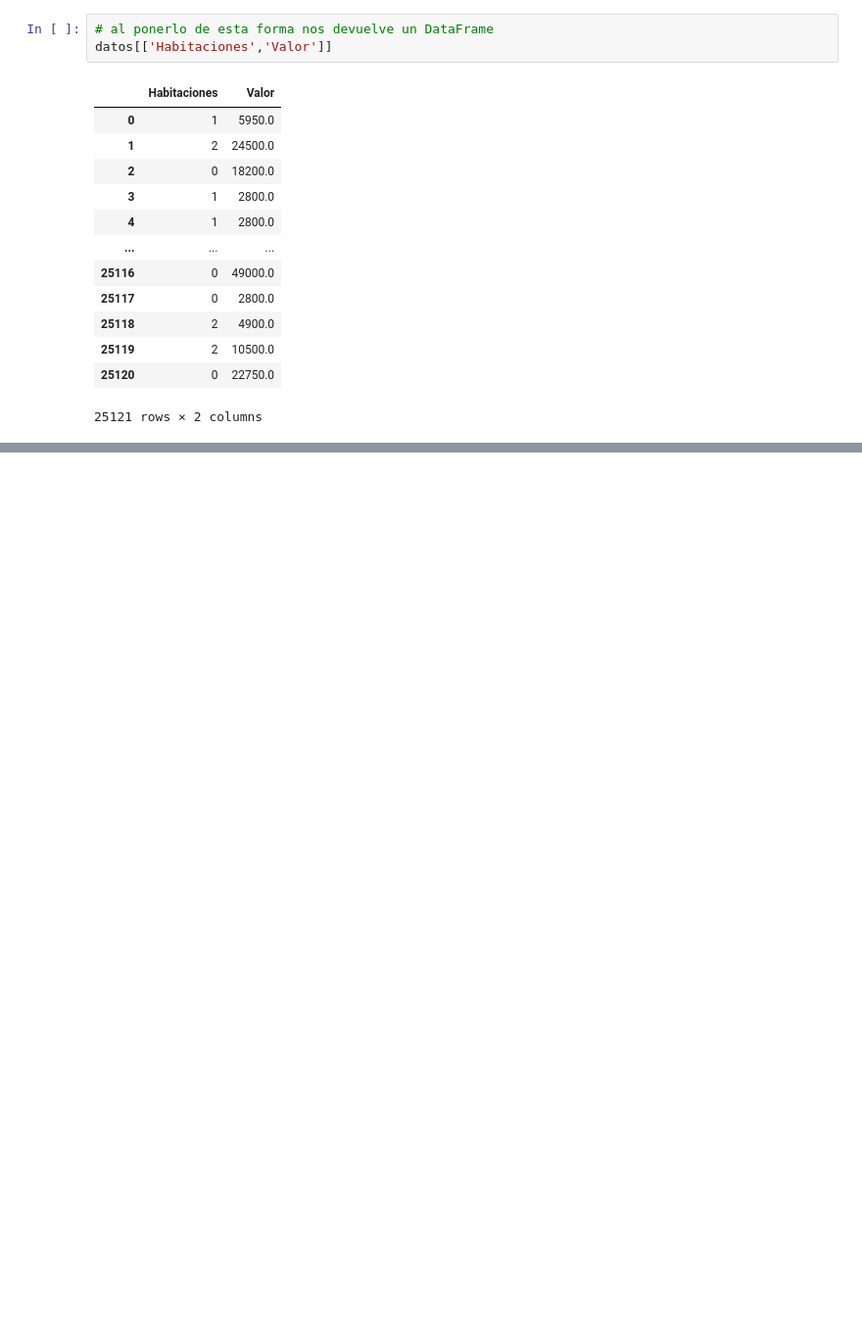
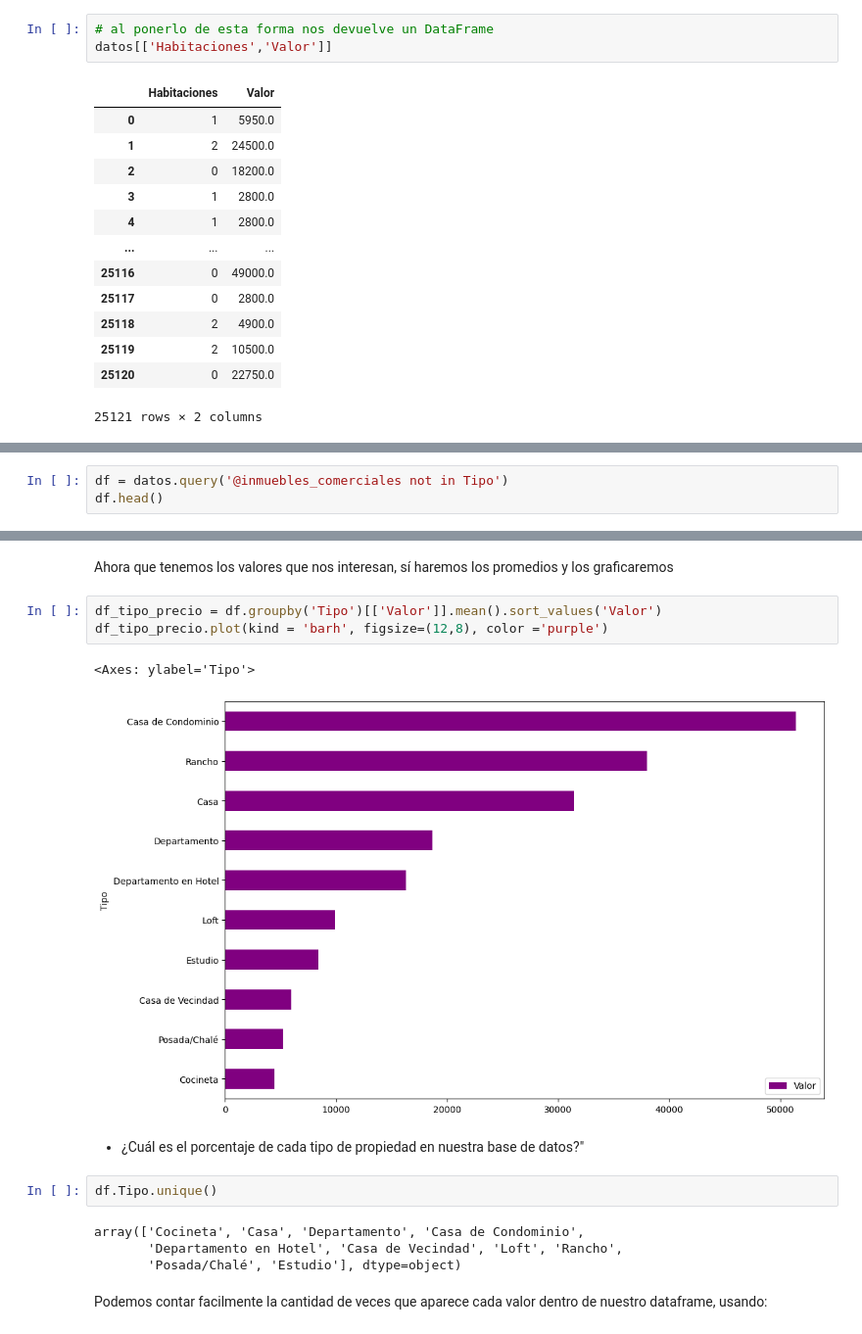
Before and after one commit to aylenfv/ETL-conociendo-pandas, a Jupyter notebook: inmuebles_cdmx.ipynb, the cells around one changed output, grey strips where cells are left out. Shown: that part at 98% size. Cells and saved outputs as stored; diff of their text form; blank space fills up the shorter version.

```diff
--- a/inmuebles_cdmx.ipynb
+++ b/inmuebles_cdmx.ipynb
@@ -162,0 +416,3 @@ datos[['Habitaciones','Valor']]
+# %%
+df = datos.query('@inmuebles_comerciales not in Tipo')
+df.head()
@@ -162,0 +426,18 @@ datos[['Habitaciones','Valor']]
+# %% [markdown]
+Ahora que tenemos los valores que nos interesan, sí haremos los promedios y los graficaremos
+# %%
+df_tipo_precio = df.groupby('Tipo')[['Valor']].mean().sort_values('Valor')
+df_tipo_precio.plot(kind = 'barh', figsize=(12,8), color ='purple')
+# %% [output]
+<Axes: ylabel='Tipo'>
+[figure, added]
+# %% [markdown]
+* ¿Cuál es el porcentaje de cada tipo de propiedad en nuestra base de datos?"
+# %%
+df.Tipo.unique()
+# %% [output]
+array(['Cocineta', 'Casa', 'Departamento', 'Casa de Condominio',
+       'Departamento en Hotel', 'Casa de Vecindad', 'Loft', 'Rancho',
+       'Posada/Chalé', 'Estudio'], dtype=object)
+# %% [markdown]
+Podemos contar facilmente la cantidad de veces que aparece cada valor dentro de nuestro dataframe, usando:
```
Also changed, not shown: parts of 43 cells of this notebook.
